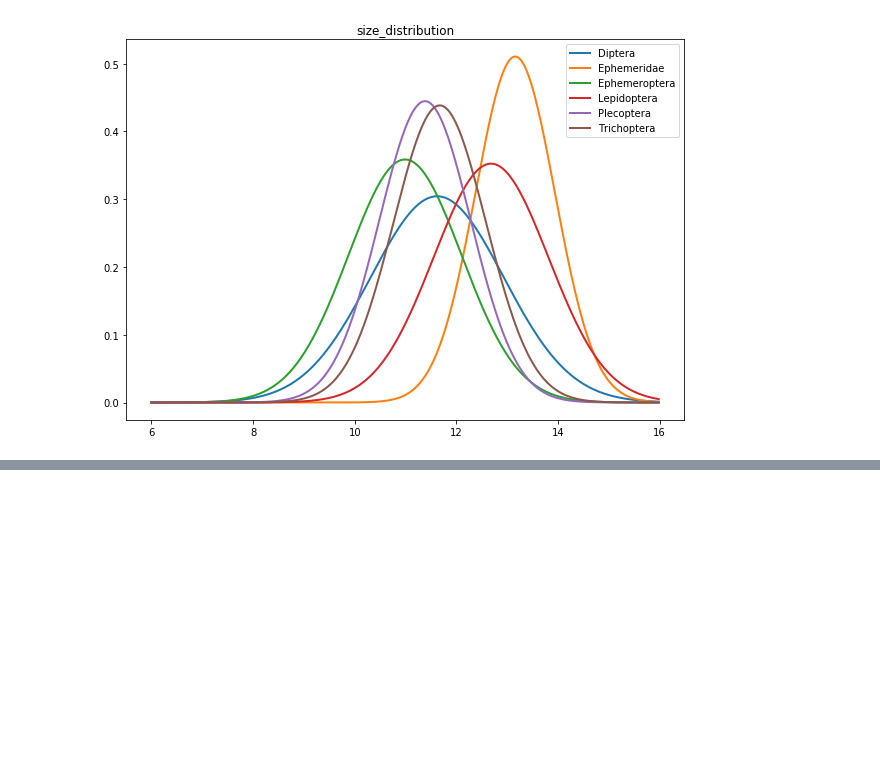
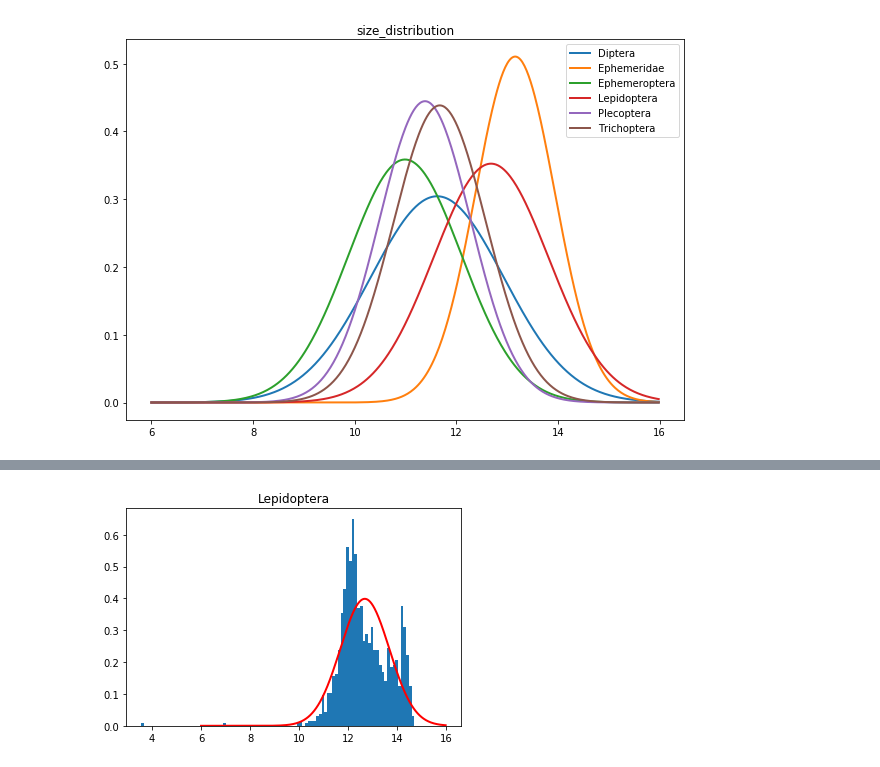
Before and after one commit to keiiti975/Insect_Phenology_Detector, a Jupyter notebook: result/classification/dataset_distributions/dataset_distributions.ipynb, the cells around one changed output, grey strips where cells are left out. Cells and saved outputs as stored; diff of their text form; code cells hidden in the pictures; blank space fills up the shorter version.

```diff
--- a/result/classification/dataset_distributions/dataset_distributions.ipynb
+++ b/result/classification/dataset_distributions/dataset_distributions.ipynb
@@ -204,0 +219,8 @@ plt.legend()
+# %%
+x = np.log2(insect_size_dic["Lepidoptera"])
+x_convert = (x - mu[3]) / sigma[3]
+x_convert += mu[3]
+seq = np.arange(6.0, 16.0, 0.02)
+plot_hist_and_distribution(x_convert, seq, mu_converted[3], sigma_converted[3], "Lepidoptera")
+# %% [output]
+[figure, added]
```
Also changed, not shown: parts of 32 cells of this notebook.
